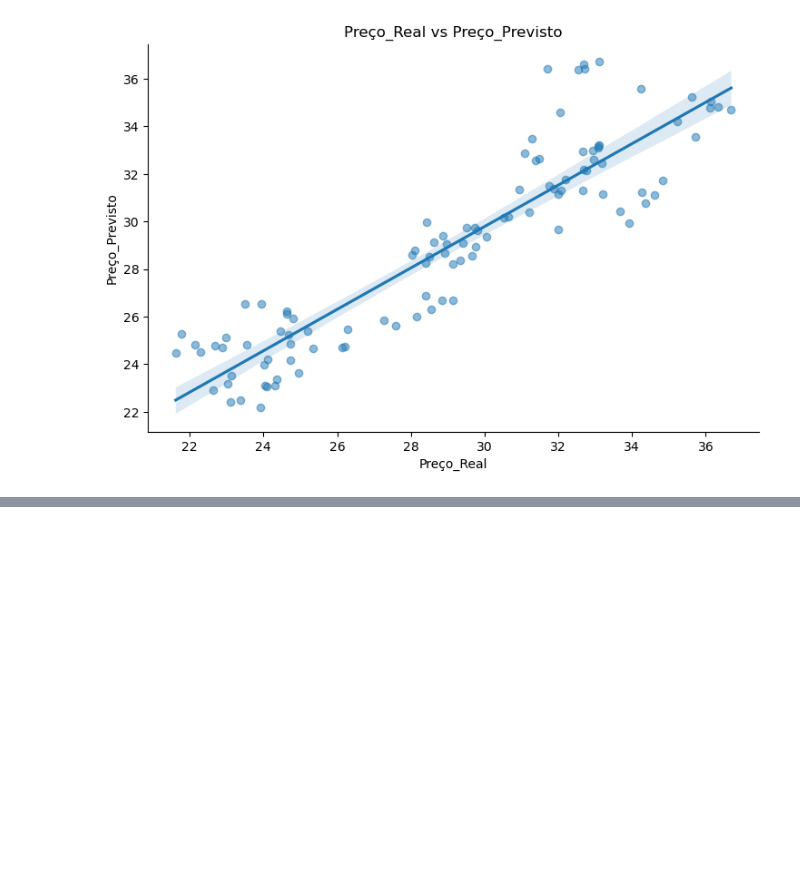
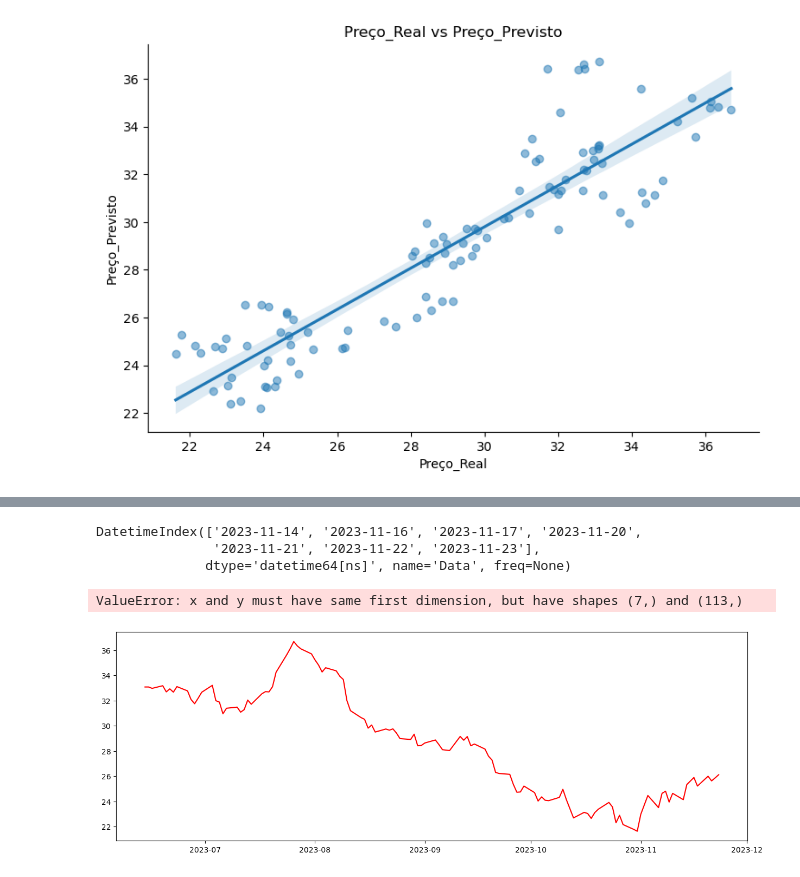
Before and after one commit to carneiro-fernando/EBAC, a Jupyter notebook: Projetos/Projeto_de_Parceria.ipynb, the cells around one changed output, grey strips where cells are left out. Saved outputs shown, nothing was run; the diff lists cells and outputs as text; code cells hidden in the pictures; blank space fills up the shorter version.

```diff
--- a/Projetos/Projeto_de_Parceria.ipynb
+++ b/Projetos/Projeto_de_Parceria.ipynb
@@ -641,0 +917,26 @@ plt.show()
+# %%
+compare_df.index[len(compare_df.Preço_Real.dropna()):]
+# %% [output]
+DatetimeIndex(['2023-11-14', '2023-11-16', '2023-11-17', '2023-11-20',
+               '2023-11-21', '2023-11-22', '2023-11-23'],
+              dtype='datetime64[ns]', name='Data', freq=None)
+# %%
+# Cria uma figura e um conjunto de subplots
+fig, ax = plt.subplots(figsize=(15,5))
+
+# Plota os dados reais
+ax.plot_date(compare_df.index[:len(compare_df.Preço_Real)], compare_df.Preço_Real, 'r-', label='Real')
+
+# Plota os dados previstos como continuação da linha, mas com cor diferente
+ax.plot_date(compare_df.index[len(compare_df.Preço_Real.dropna()):], compare_df.Preço_Previsto[:len(compare_df.Preço_Real.dropna())], 'b-', label='Previsto')
+
+# Define os rótulos, título e legenda
+ax.set_xlabel('Data')
+ax.set_ylabel('Preço')
+ax.set_title('Preços Reais vs Preços Previstos - Cronologicamente')
+ax.legend()
+
+plt.show()
+# %% [output]
+ValueError: x and y must have same first dimension, but have shapes (7,) and (113,)
+[figure, added]
```
Also changed, not shown: parts of 59 cells of this notebook.
